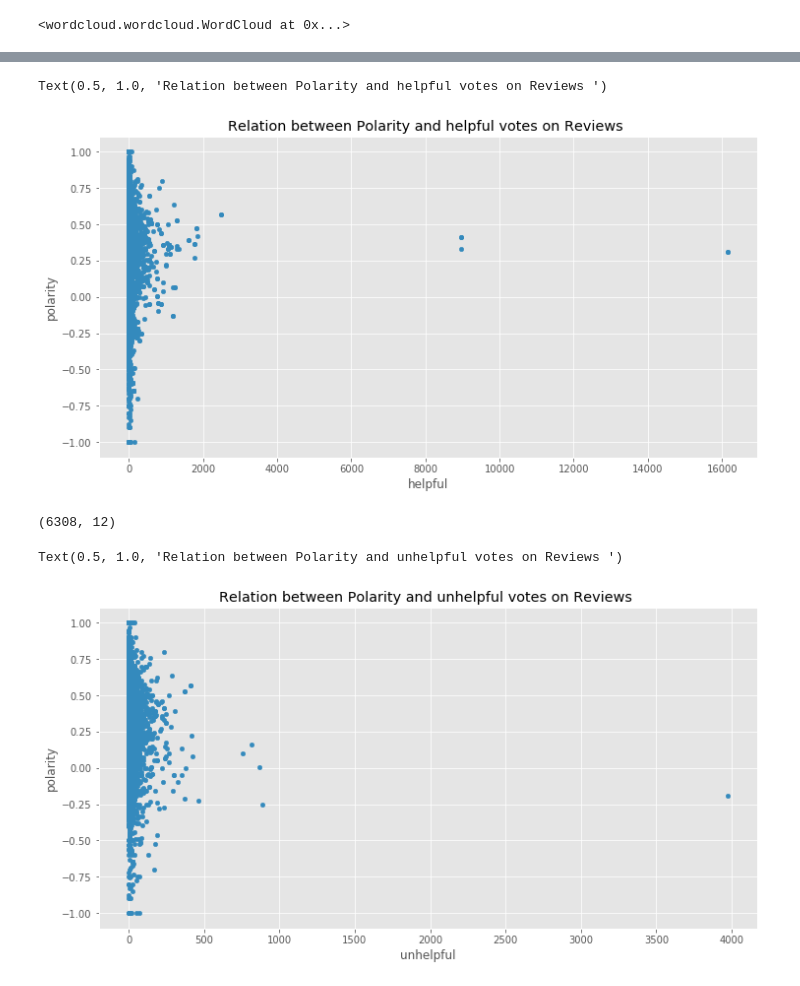
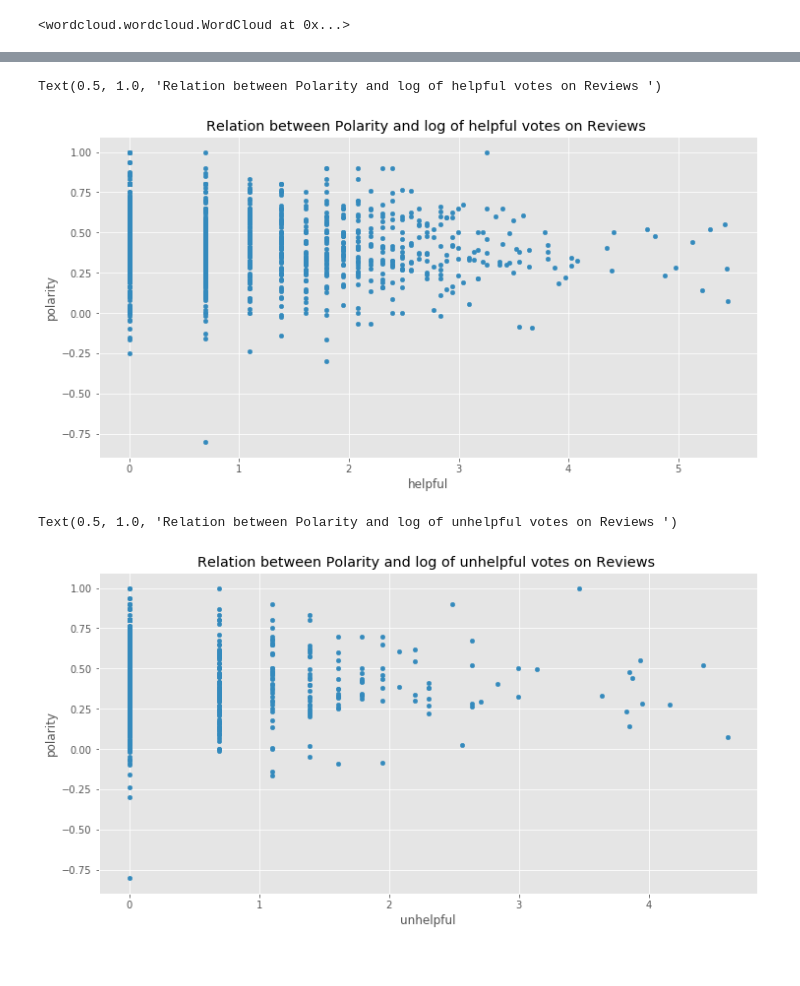
Before and after one commit to jtlqh/selenium, a Jupyter notebook: read_verizon_db.ipynb, the cells around one changed output, grey strips where cells are left out. Saved outputs shown, nothing was run; the diff lists cells and outputs as text; code cells hidden in the pictures.

Commit message:
data analysis on each model of iPhones

```diff
--- a/read_verizon_db.ipynb
+++ b/read_verizon_db.ipynb
@@ -295,6 +284,6 @@ df1['text']=df1['text'].apply(lambda x: re.sub('[^\w\s]','',x))
 # %%
 from nltk.corpus import stopwords
 stop = stopwords.words('english')
-#stop.extend(['iphone 6s'])
+stop.extend(['iphone', '6s','plus'])
 #stop.extend(['im', 'ive', 'iphone', 'x','xs', 'max', 'phone', 'due','still','phones'])
-print(stop)
+#print(stop)
@@ -336,0 +342,7 @@ plt.show()
+# %%
+mask = df1['product_name']== 'Apple iPhone 7'
+iphone_7 = df1[mask]
+wc.generate(' '.join(iphone_7['text']))
+plt.imshow(wc, interpolation='bilinear')
+plt.axis("off")
+plt.show()
@@ -357,0 +437,3 @@ sample.describe()
+# %%
+sample = iphone_7.apply(sentiment_func, axis=1)
+sample.describe()
@@ -358,11 +450,8 @@ sample.describe()
 # %%
-sample.plot.scatter('helpful', 'polarity')
-plt.title('Relation between Polarity and helpful votes on Reviews ')
+filtered=sample.loc[sample['helpful']>0][['helpful','polarity']]
+filtered['helpful'] = filtered['helpful'].map(lambda x: np.log(x))
+filtered.plot.scatter('helpful', 'polarity')
+plt.title('Relation between Polarity and log of helpful votes on Reviews ')
 # %% [output]
-Text(0.5, 1.0, 'Relation between Polarity and helpful votes on Reviews ')
+Text(0.5, 1.0, 'Relation between Polarity and log of helpful votes on Reviews ')
-[figure, old version]
+[figure, new version]
-# %%
-sa_df1 = df1.loc[df1['unhelpful']>0]
-sa_df1.shape
-# %% [output]
-(6308, 12)
@@ -371,6 +458,8 @@ sample1 = sa_df1.sample(sa_df1.shape[0]).apply(sentiment_func, axis=1)
 # %%
-sample1.plot.scatter('unhelpful', 'polarity')
-plt.title('Relation between Polarity and unhelpful votes on Reviews ')
+filtered = sample.loc[sample['unhelpful']>0][['unhelpful','polarity']]
+filtered['unhelpful'] = filtered['unhelpful'].map(lambda x: np.log(x))
+filtered.plot.scatter('unhelpful', 'polarity')
+plt.title('Relation between Polarity and log of unhelpful votes on Reviews ')
 # %% [output]
-Text(0.5, 1.0, 'Relation between Polarity and unhelpful votes on Reviews ')
+Text(0.5, 1.0, 'Relation between Polarity and log of unhelpful votes on Reviews ')
-[figure, old version]
+[figure, new version]
```
Also changed, not shown: parts of 27 cells of this notebook.
